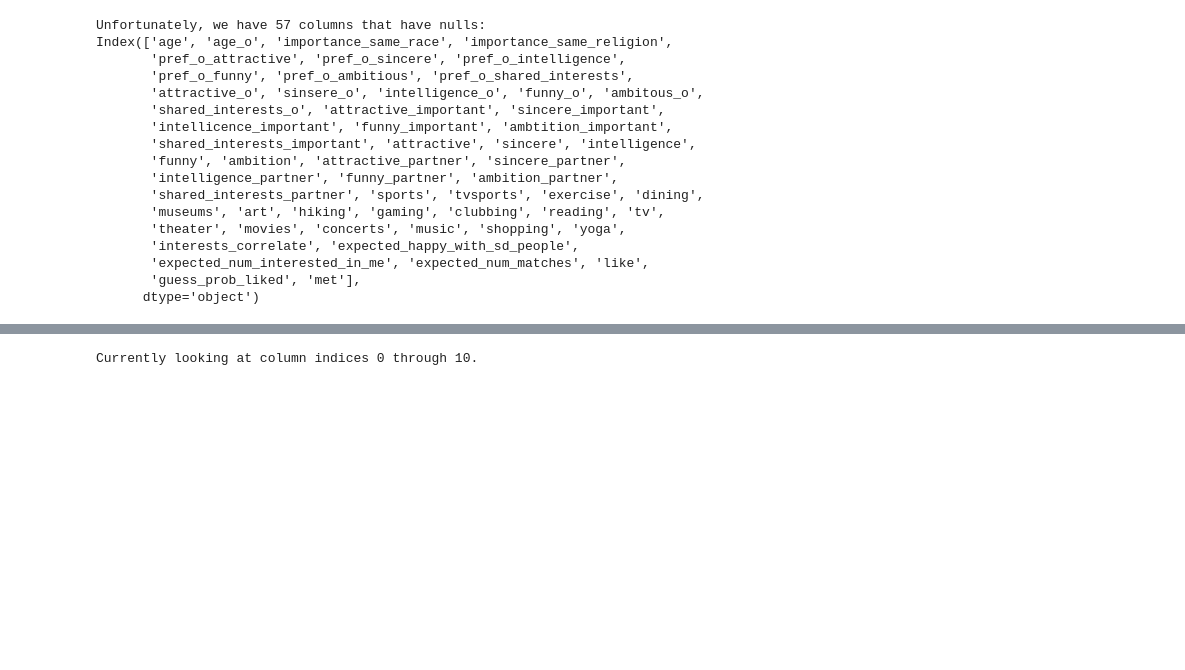
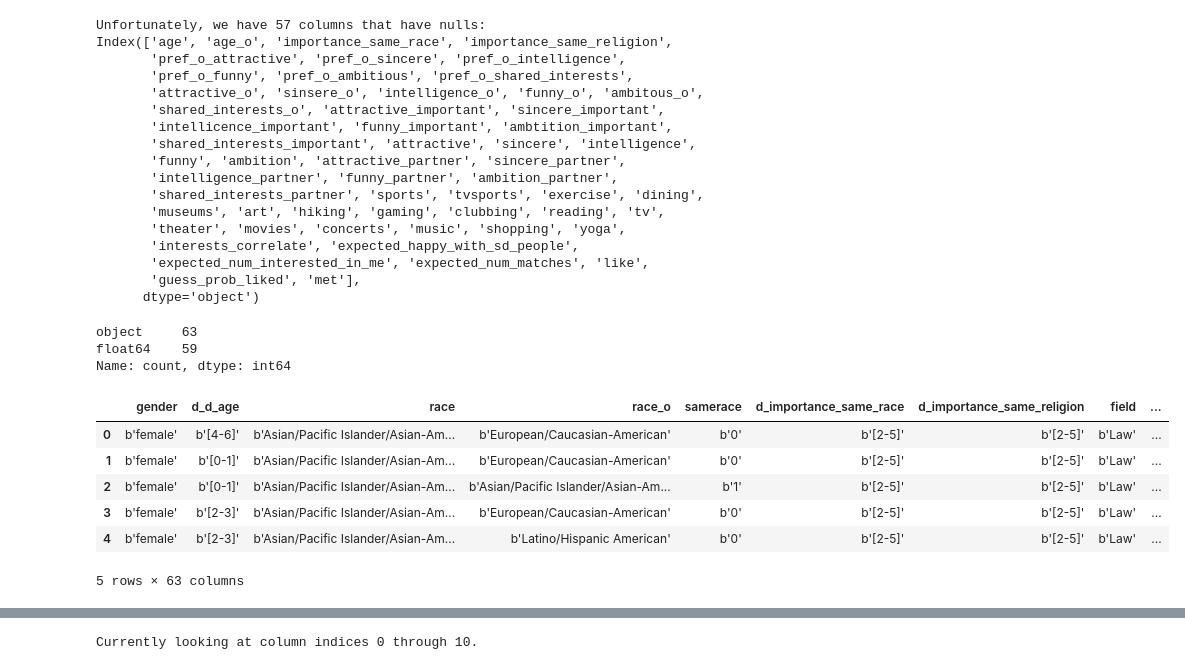
Before and after one commit to bwolff26/MAD_marriage_and_divorce_study, a Jupyter notebook: code/s2_ceda_i.ipynb, the cells around one changed output, grey strips where cells are left out. Cells and saved outputs as stored; diff of their text form; code cells hidden in the pictures; blank space fills up the shorter version.

```diff
--- a/code/s2_ceda_i.ipynb
+++ b/code/s2_ceda_i.ipynb
@@ -74,3 +74,22 @@ Index(['age', 'age_o', 'importance_same_race', 'importance_same_religion',
        'expected_num_interested_in_me', 'expected_num_matches', 'like',
        'guess_prob_liked', 'met'],
       dtype='object')
+# %%
+#Hmm, let's get focused on datatypes now... likely should get into the habit of that.
+
+df.dtypes.value_counts()
+# %% [output]
+object     63
+float64    59
+Name: count, dtype: int64
+# %%
+object_df = df.select_dtypes(include=['object'])
+object_df.head()
+# %% [output]
+|  | gender | d_d_age | race | race_o | samerace | d_importance_same_race | d_importance_same_religion | field | ... |
+| 0 | b'female' | b'[4-6]' | b'Asian/Pacific Islander/Asian-Am... | b'European/Caucasian-American' | b'0' | b'[2-5]' | b'[2-5]' | b'Law' | ... |
+| 1 | b'female' | b'[0-1]' | b'Asian/Pacific Islander/Asian-Am... | b'European/Caucasian-American' | b'0' | b'[2-5]' | b'[2-5]' | b'Law' | ... |
+| 2 | b'female' | b'[0-1]' | b'Asian/Pacific Islander/Asian-Am... | b'Asian/Pacific Islander/Asian-Am... | b'1' | b'[2-5]' | b'[2-5]' | b'Law' | ... |
+| 3 | b'female' | b'[2-3]' | b'Asian/Pacific Islander/Asian-Am... | b'European/Caucasian-American' | b'0' | b'[2-5]' | b'[2-5]' | b'Law' | ... |
+| 4 | b'female' | b'[2-3]' | b'Asian/Pacific Islander/Asian-Am... | b'Latino/Hispanic American' | b'0' | b'[2-5]' | b'[2-5]' | b'Law' | ... |
+5 rows × 63 columns
```
Also changed, not shown: parts of 16 cells of this notebook.
